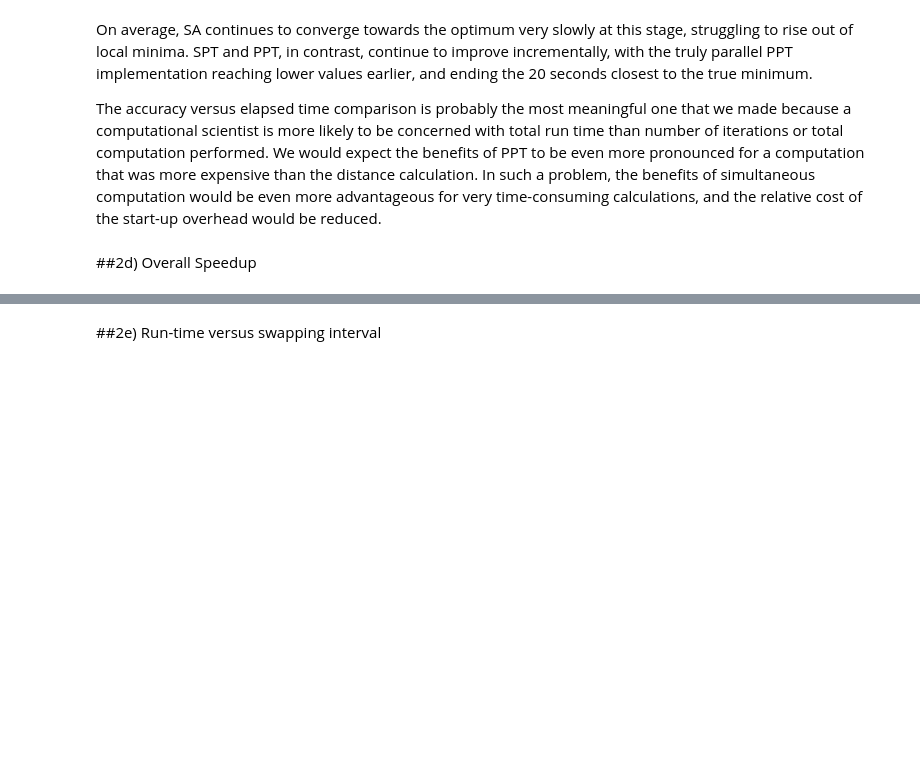
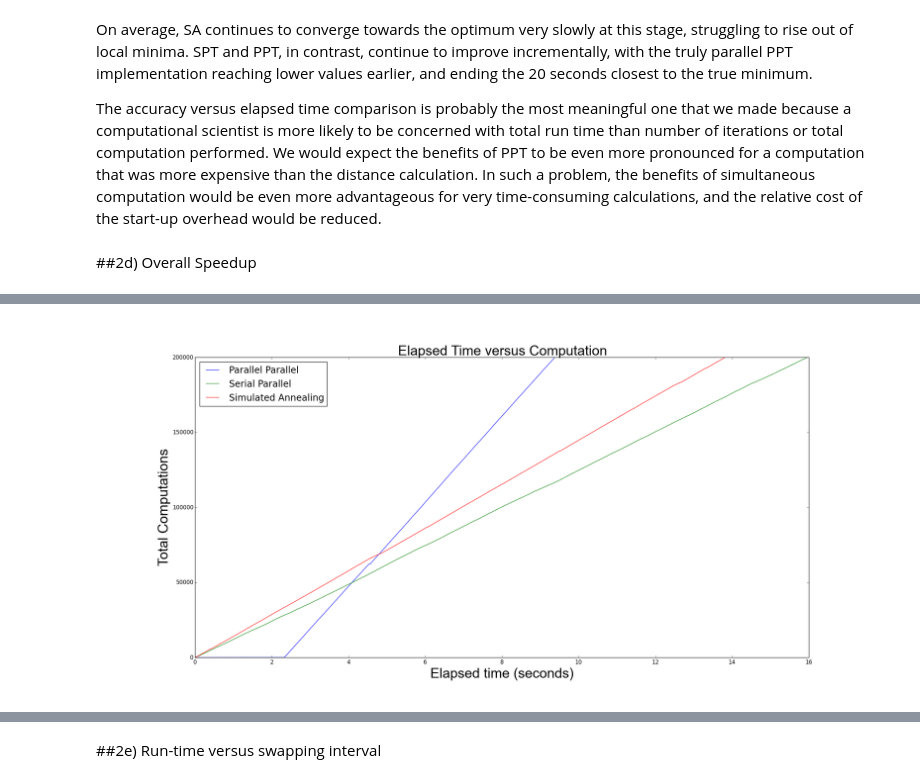
Before and after one commit to dekatzenel/cs205-final-project, a Jupyter notebook: Report.ipynb, the cells around one changed output, grey strips where cells are left out. Drawn from its saved outputs; the diff is of its cells as text; code cells hidden in the pictures; blank space fills up the shorter version.

```diff
--- a/Report.ipynb
+++ b/Report.ipynb
@@ -155,0 +158,4 @@ The accuracy versus elapsed time comparison is probably the most meaningful one
+# %%
+display.Image('ElapsedTimeVsComputation.png')
+# %% [output]
+[figure, added]
```
Also changed, not shown: parts of 5 cells of this notebook.
